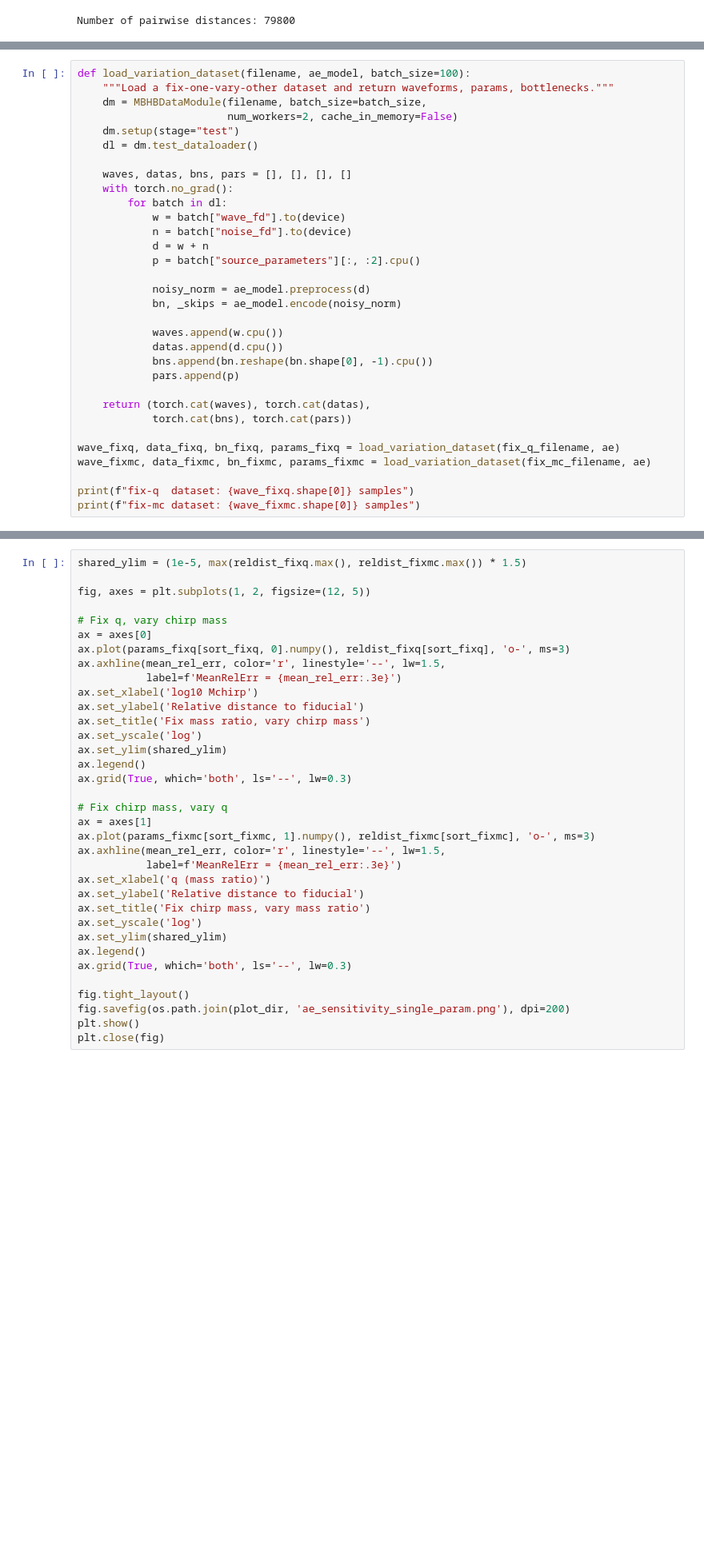
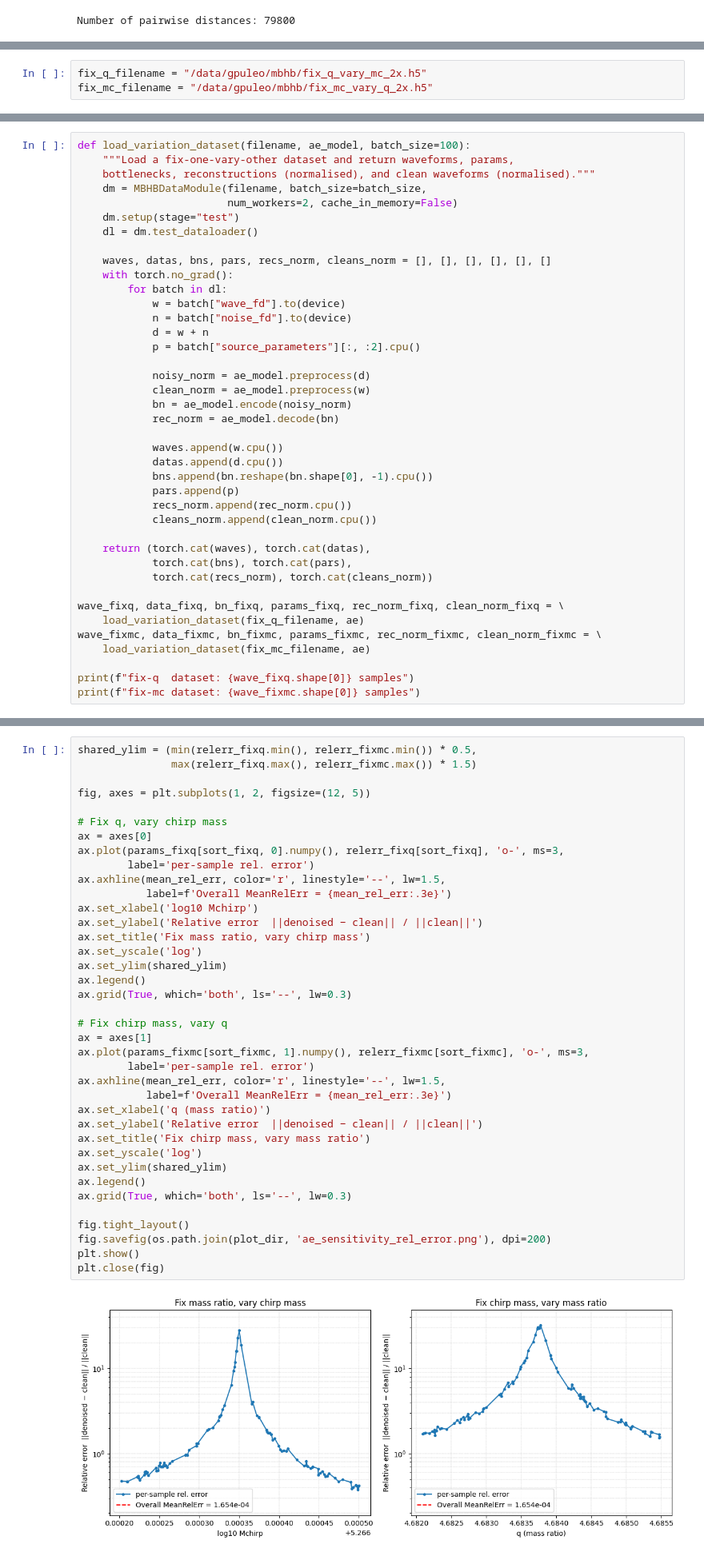
Before and after one commit to g-puleo/pembhb, a Jupyter notebook: scripts/visualise_autoencoder.ipynb, the cells around one changed output, grey strips where cells are left out. Shown at 80% size. Drawn from its saved outputs; the diff is of its cells as text; blank space fills up the shorter version.

```diff
--- a/scripts/visualise_autoencoder.ipynb
+++ b/scripts/visualise_autoencoder.ipynb
@@ -401,3 +472,6 @@ plt.close(fig)
+# %%
+fix_q_filename = "/data/gpuleo/mbhb/fix_q_vary_mc_2x.h5"
+fix_mc_filename = "/data/gpuleo/mbhb/fix_mc_vary_q_2x.h5"
 # %% [markdown]
 ## 7 — Sensitivity to single-parameter variation
 
@@ -406,13 +480,14 @@ For each, compute the relative distance to a fiducial waveform (middle of the pr
 and overlay the mean reconstruction relative error as a horizontal reference line.
 # %%
 def load_variation_dataset(filename, ae_model, batch_size=100):
-    """Load a fix-one-vary-other dataset and return waveforms, params, bottlenecks."""
+    """Load a fix-one-vary-other dataset and return waveforms, params,
+    bottlenecks, reconstructions (normalised), and clean waveforms (normalised)."""
     dm = MBHBDataModule(filename, batch_size=batch_size,
                         num_workers=2, cache_in_memory=False)
     dm.setup(stage="test")
     dl = dm.test_dataloader()
 
-    waves, datas, bns, pars = [], [], [], []
+    waves, datas, bns, pars, recs_norm, cleans_norm = [], [], [], [], [], []
     with torch.no_grad():
         for batch in dl:
             w = batch["wave_fd"].to(device)
@@ -421,18 +496,25 @@ def load_variation_dataset(filename, ae_model, batch_size=100):
             p = batch["source_parameters"][:, :2].cpu()
 
             noisy_norm = ae_model.preprocess(d)
-            bn, _skips = ae_model.encode(noisy_norm)
+            clean_norm = ae_model.preprocess(w)
+            bn = ae_model.encode(noisy_norm)
+            rec_norm = ae_model.decode(bn)
 
             waves.append(w.cpu())
             datas.append(d.cpu())
             bns.append(bn.reshape(bn.shape[0], -1).cpu())
             pars.append(p)
+            recs_norm.append(rec_norm.cpu())
+            cleans_norm.append(clean_norm.cpu())
 
     return (torch.cat(waves), torch.cat(datas),
-            torch.cat(bns), torch.cat(pars))
+            torch.cat(bns), torch.cat(pars),
+            torch.cat(recs_norm), torch.cat(cleans_norm))
 
-wave_fixq, data_fixq, bn_fixq, params_fixq = load_variation_dataset(fix_q_filename, ae)
-wave_fixmc, data_fixmc, bn_fixmc, params_fixmc = load_variation_dataset(fix_mc_filename, ae)
+wave_fixq, data_fixq, bn_fixq, params_fixq, rec_norm_fixq, clean_norm_fixq = \
+    load_variation_dataset(fix_q_filename, ae)
+wave_fixmc, data_fixmc, bn_fixmc, params_fixmc, rec_norm_fixmc, clean_norm_fixmc = \
+    load_variation_dataset(fix_mc_filename, ae)
 
 print(f"fix-q  dataset: {wave_fixq.shape[0]} samples")
 print(f"fix-mc dataset: {wave_fixmc.shape[0]} samples")
@@ -461,37 +551,42 @@ sort_fixmc = torch.argsort(params_fixmc[:, 1])
 # %%
-shared_ylim = (1e-5, max(reldist_fixq.max(), reldist_fixmc.max()) * 1.5)
+shared_ylim = (min(relerr_fixq.min(), relerr_fixmc.min()) * 0.5,
+               max(relerr_fixq.max(), relerr_fixmc.max()) * 1.5)
 
 fig, axes = plt.subplots(1, 2, figsize=(12, 5))
 
 # Fix q, vary chirp mass
 ax = axes[0]
-ax.plot(params_fixq[sort_fixq, 0].numpy(), reldist_fixq[sort_fixq], 'o-', ms=3)
+ax.plot(params_fixq[sort_fixq, 0].numpy(), relerr_fixq[sort_fixq], 'o-', ms=3,
+        label='per-sample rel. error')
 ax.axhline(mean_rel_err, color='r', linestyle='--', lw=1.5,
-           label=f'MeanRelErr = {mean_rel_err:.3e}')
+           label=f'Overall MeanRelErr = {mean_rel_err:.3e}')
 ax.set_xlabel('log10 Mchirp')
-ax.set_ylabel('Relative distance to fiducial')
+ax.set_ylabel('Relative error  ||denoised − clean|| / ||clean||')
 ax.set_title('Fix mass ratio, vary chirp mass')
 ax.set_yscale('log')
 ax.set_ylim(shared_ylim)
 ax.legend()
 ax.grid(True, which='both', ls='--', lw=0.3)
 
 # Fix chirp mass, vary q
 ax = axes[1]
-ax.plot(params_fixmc[sort_fixmc, 1].numpy(), reldist_fixmc[sort_fixmc], 'o-', ms=3)
+ax.plot(params_fixmc[sort_fixmc, 1].numpy(), relerr_fixmc[sort_fixmc], 'o-', ms=3,
+        label='per-sample rel. error')
 ax.axhline(mean_rel_err, color='r', linestyle='--', lw=1.5,
-           label=f'MeanRelErr = {mean_rel_err:.3e}')
+           label=f'Overall MeanRelErr = {mean_rel_err:.3e}')
 ax.set_xlabel('q (mass ratio)')
-ax.set_ylabel('Relative distance to fiducial')
+ax.set_ylabel('Relative error  ||denoised − clean|| / ||clean||')
 ax.set_title('Fix chirp mass, vary mass ratio')
 ax.set_yscale('log')
 ax.set_ylim(shared_ylim)
 ax.legend()
 ax.grid(True, which='both', ls='--', lw=0.3)
 
 fig.tight_layout()
-fig.savefig(os.path.join(plot_dir, 'ae_sensitivity_single_param.png'), dpi=200)
+fig.savefig(os.path.join(plot_dir, 'ae_sensitivity_rel_error.png'), dpi=200)
 plt.show()
 plt.close(fig)
+# %% [output]
+[figure, added]
 # %%
 print("Done — all plots saved to:", plot_dir)
```
Also changed, not shown: parts of 15 cells of this notebook, 7 other files.
